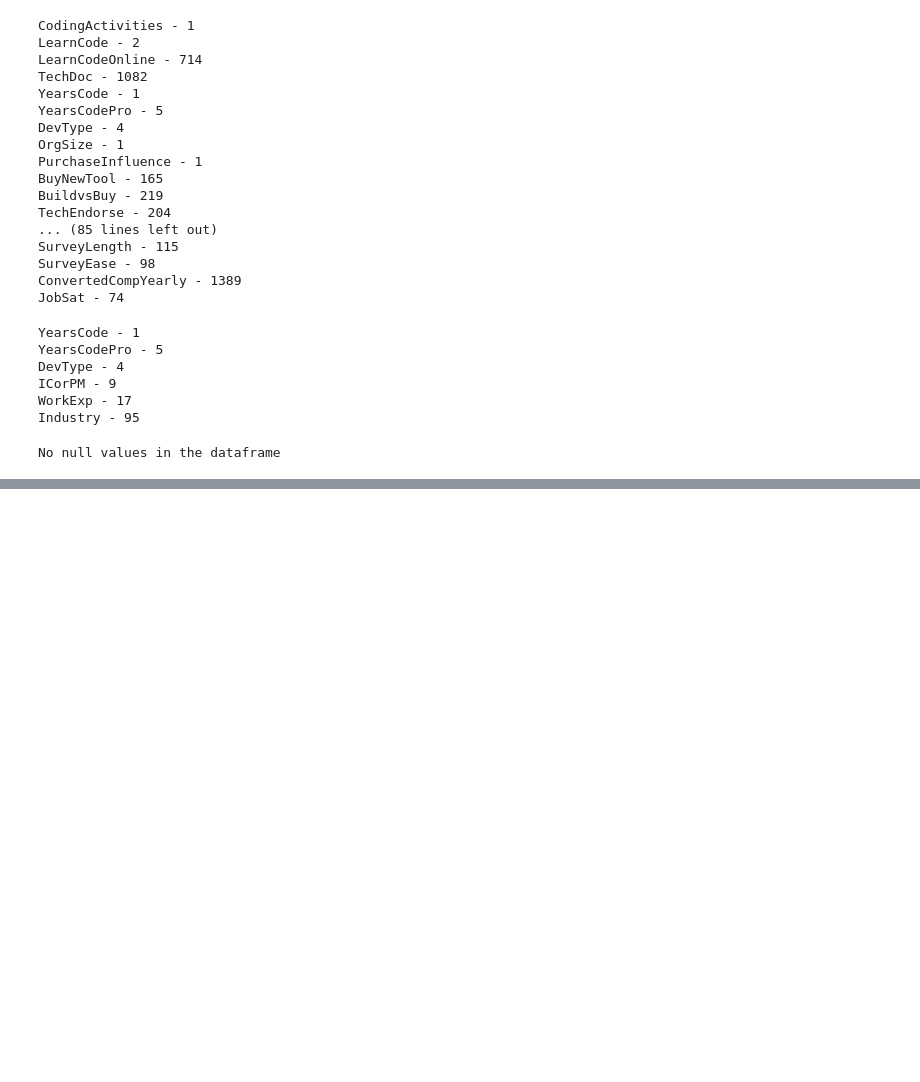
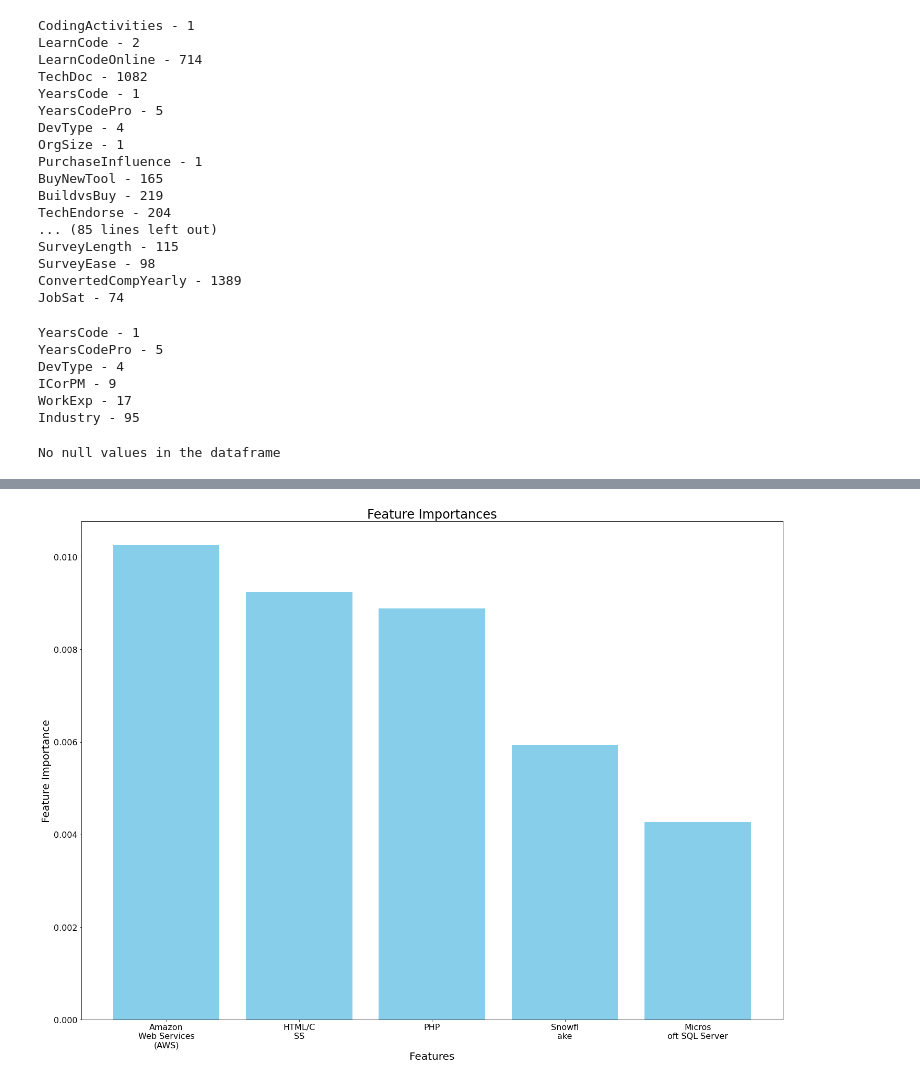
Before and after one commit to rfhoerlein/Data-Science-Blog-Post, a Jupyter notebook: Data Cleaning and Modeling.ipynb, the cells around one changed output, grey strips where cells are left out. Drawn from its saved outputs; the diff is of its cells as text; code cells hidden in the pictures; blank space fills up the shorter version.

Commit message:
Finished model

```diff
--- a/Data Cleaning and Modeling.ipynb
+++ b/Data Cleaning and Modeling.ipynb
@@ -291,7 +295,7 @@ WorkExp - 17
 Industry - 95
 # %%
 #Removing final Null Values
-remove_na_data = select_all_data
+remove_na_data = select_all_data.copy()
 
 #Checking if any rows have many null values (bad respondant)
 nan_per_row = remove_na_data.isnull().sum(axis= 1)
@@ -315,7 +319,7 @@ No null values in the dataframe
 # %%
 #Removing Salary Outliers
 #Outliers need to be removed from this dataset as there are some cases of respondants filling in values that are unrealistically low (ex. $1)
-salary_outlier_data = remove_na_data
+salary_outlier_data = remove_na_data.copy()
 
 print('Data description before outlier removal')
 print(salary_outlier_data['CompTotal'].describe())
@@ -323,8 +327,8 @@ print(salary_outlier_data['CompTotal'].median())
 
 #IQR based outlier removal is used
 
-q_low = salary_outlier_data['CompTotal'].quantile(0.01)
-q_high = salary_outlier_data['CompTotal'].quantile(0.99)
+q_low = salary_outlier_data['CompTotal'].quantile(0.05)
+q_high = salary_outlier_data['CompTotal'].quantile(0.95)
 cleaned_data = salary_outlier_data[(salary_outlier_data['CompTotal'] >= q_low) & (salary_outlier_data['CompTotal'] <= q_high)]
 
 print('Data description after outlier removal')
@@ -362,11 +366,10 @@ model_data = pd.get_dummies(cleaned_data, columns = object_columns)
 #Creating train test split
 
 from sklearn.model_selection import train_test_split
-from sklearn.tree import DecisionTreeClassifier
 
 #Creating the train_test_split
 X = model_data.drop('CompTotal',axis=1)
 y = model_data['CompTotal']
 
-(X_train, X_test, y_train, y_test) = train_test_split(X,y)
+(X_train, X_test, y_train, y_test) = train_test_split(X,y, test_size = .2, random_state = 7)
 # %%
@@ -384 +462,35 @@ DecisionTreeClassifier(min_samples_leaf=5, random_state=7)
+# %%
+#Splitting features back into business question related categories
+
+base_skill_columns = ['LanguageHaveWorkedWith', 'DatabaseHaveWorkedWith', 'PlatformHaveWorkedWith', 'WebframeHaveWorkedWith', 'EmbeddedHaveWorkedWith', 'MiscTechHaveWorkedWith','AISearchDevHaveWorkedWith']
+base_tech_columns = ['ToolTechHaveWorkedWith' , 'NewCollabToolsHaveWorkedWith', 'OpSysPersonal use', 'OpSysProfessional use', 'OfficeStackAsyncHaveWorkedWith','OfficeStackSyncHaveWorkedWith','AIToolCurrently Using']
+base_experience_columns = ['RemoteWork', 'CodingActivities', 'EdLevel', 'YearsCode', 'YearsCodePro', 'DevType','ICorPM','WorkExp', 'Industry' ]
+
+skill_columns = [col for col in model_data.columns if any(term in col for term in base_skill_columns)]
+tech_columns = [col for col in model_data.columns if any(term in col for term in base_tech_columns)]
+experience_columns = [col for col in model_data.columns if any(term in col for term in base_experience_columns)]
+# %%
+#1 What skills are the most important?
+import textwrap
+
+skill_columns = pd.Series(skill_columns)
+skill_columns.name = 'feature'
+
+skill_features = pd.merge(skill_columns, feature_importance, how = 'left')
+top_skill_features = skill_features.sort_values(by='importance', ascending=False).head(5)
+
+wrapped_labels = ["\n".join(textwrap.wrap(label, 15)) for label in top_skill_features['feature']]
+wrapped_labels = [text.rsplit("_", 1)[1] if "_" in text else text for text in wrapped_labels]
+
+plt.figure(figsize=(20, 15))
+plt.bar(wrapped_labels, top_skill_features['importance'], color='skyblue')
+plt.xlabel('Features', fontsize=20)
+plt.ylabel('Feature Importance', fontsize=20)
+plt.title('Feature Importances', fontsize=24)
+plt.xticks(rotation=0, fontsize=16)
+plt.yticks(fontsize=16)
+plt.tight_layout()
+plt.show()
+# %% [output]
+[figure, added]
 # %%
```
Also changed, not shown: parts of 10 cells of this notebook.
